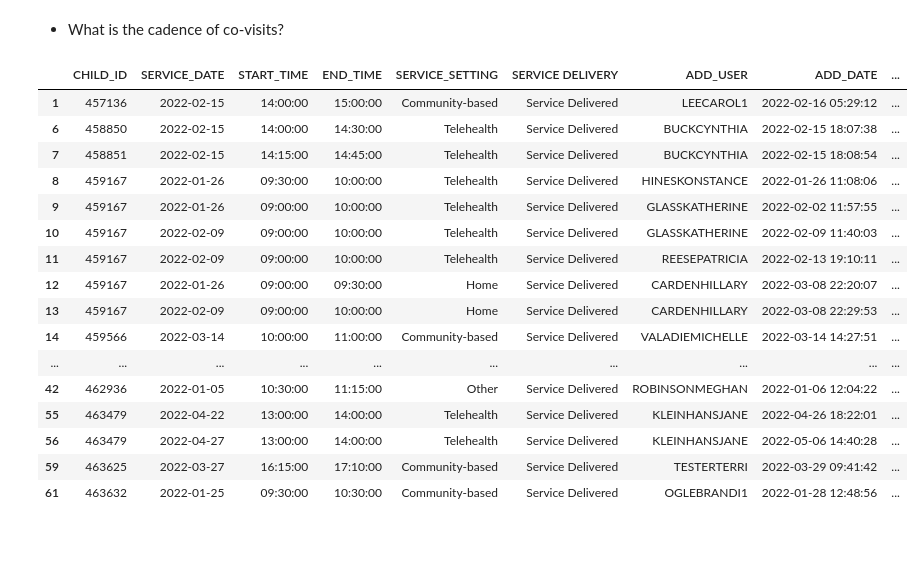
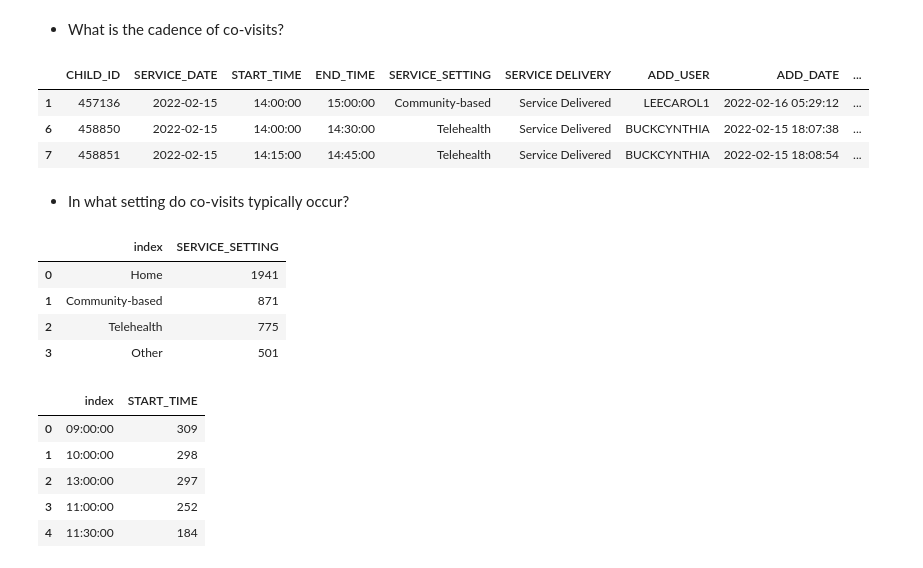
Before and after one commit to NSS-Data-Analytics-Cohort-8/teis_da8_1-dadboddenims, a Jupyter notebook: notebook/teis_data_explora.ipynb, the cells around one changed output. Cells and saved outputs as stored; diff of their text form; code cells hidden in the pictures; blank space fills up the shorter version.

```diff
--- a/notebook/teis_data_explora.ipynb
+++ b/notebook/teis_data_explora.ipynb
@@ -178,22 +178,11 @@ over_count['Count'].mean()
 # %% [markdown]
 * What is the cadence of co-visits?
 # %%
-child_covisits.sort_values(by=['CHILD_ID'], ascending=[True]).head(30)
+child_covisits.sort_values(by=['CHILD_ID'], ascending=[True]).head(3)
 # %% [output]
 |  | CHILD_ID | SERVICE_DATE | START_TIME | END_TIME | SERVICE_SETTING | SERVICE DELIVERY | ADD_USER | ADD_DATE | ... |
 | 1 | 457136 | 2022-02-15 | 14:00:00 | 15:00:00 | Community-based | Service Delivered | LEECAROL1 | 2022-02-16 05:29:12 | ... |
 | 6 | 458850 | 2022-02-15 | 14:00:00 | 14:30:00 | Telehealth | Service Delivered | BUCKCYNTHIA | 2022-02-15 18:07:38 | ... |
 | 7 | 458851 | 2022-02-15 | 14:15:00 | 14:45:00 | Telehealth | Service Delivered | BUCKCYNTHIA | 2022-02-15 18:08:54 | ... |
-| 8 | 459167 | 2022-01-26 | 09:30:00 | 10:00:00 | Telehealth | Service Delivered | HINESKONSTANCE | 2022-01-26 11:08:06 | ... |
-| 9 | 459167 | 2022-01-26 | 09:00:00 | 10:00:00 | Telehealth | Service Delivered | GLASSKATHERINE | 2022-02-02 11:57:55 | ... |
-| 10 | 459167 | 2022-02-09 | 09:00:00 | 10:00:00 | Telehealth | Service Delivered | GLASSKATHERINE | 2022-02-09 11:40:03 | ... |
-| 11 | 459167 | 2022-02-09 | 09:00:00 | 10:00:00 | Telehealth | Service Delivered | REESEPATRICIA | 2022-02-13 19:10:11 | ... |
-| 12 | 459167 | 2022-01-26 | 09:00:00 | 09:30:00 | Home | Service Delivered | CARDENHILLARY | 2022-03-08 22:20:07 | ... |
-| 13 | 459167 | 2022-02-09 | 09:00:00 | 10:00:00 | Home | Service Delivered | CARDENHILLARY | 2022-03-08 22:29:53 | ... |
-| 14 | 459566 | 2022-03-14 | 10:00:00 | 11:00:00 | Community-based | Service Delivered | VALADIEMICHELLE | 2022-03-14 14:27:51 | ... |
-| ... | ... | ... | ... | ... | ... | ... | ... | ... | ... |
-| 42 | 462936 | 2022-01-05 | 10:30:00 | 11:15:00 | Other | Service Delivered | ROBINSONMEGHAN | 2022-01-06 12:04:22 | ... |
-| 55 | 463479 | 2022-04-22 | 13:00:00 | 14:00:00 | Telehealth | Service Delivered | KLEINHANSJANE | 2022-04-26 18:22:01 | ... |
-| 56 | 463479 | 2022-04-27 | 13:00:00 | 14:00:00 | Telehealth | Service Delivered | KLEINHANSJANE | 2022-05-06 14:40:28 | ... |
-| 59 | 463625 | 2022-03-27 | 16:15:00 | 17:10:00 | Community-based | Service Delivered | TESTERTERRI | 2022-03-29 09:41:42 | ... |
-| 61 | 463632 | 2022-01-25 | 09:30:00 | 10:30:00 | Community-based | Service Delivered | OGLEBRANDI1 | 2022-01-28 12:48:56 | ... |
+# %% [markdown]
+* In what setting do co-visits typically occur?
@@ -199,0 +191,8 @@ child_covisits.sort_values(by=['CHILD_ID'], ascending=[True]).head(30)
+# %%
+setting
+# %% [output]
+|  | index | SERVICE_SETTING |
+| 0 | Home | 1941 |
+| 1 | Community-based | 871 |
+| 2 | Telehealth | 775 |
+| 3 | Other | 501 |
@@ -199,0 +201,9 @@ child_covisits.sort_values(by=['CHILD_ID'], ascending=[True]).head(30)
+# %%
+start_time.head()
+# %% [output]
+|  | index | START_TIME |
+| 0 | 09:00:00 | 309 |
+| 1 | 10:00:00 | 298 |
+| 2 | 13:00:00 | 297 |
+| 3 | 11:00:00 | 252 |
+| 4 | 11:30:00 | 184 |
```
Also changed, not shown: parts of 4 cells of this notebook.
